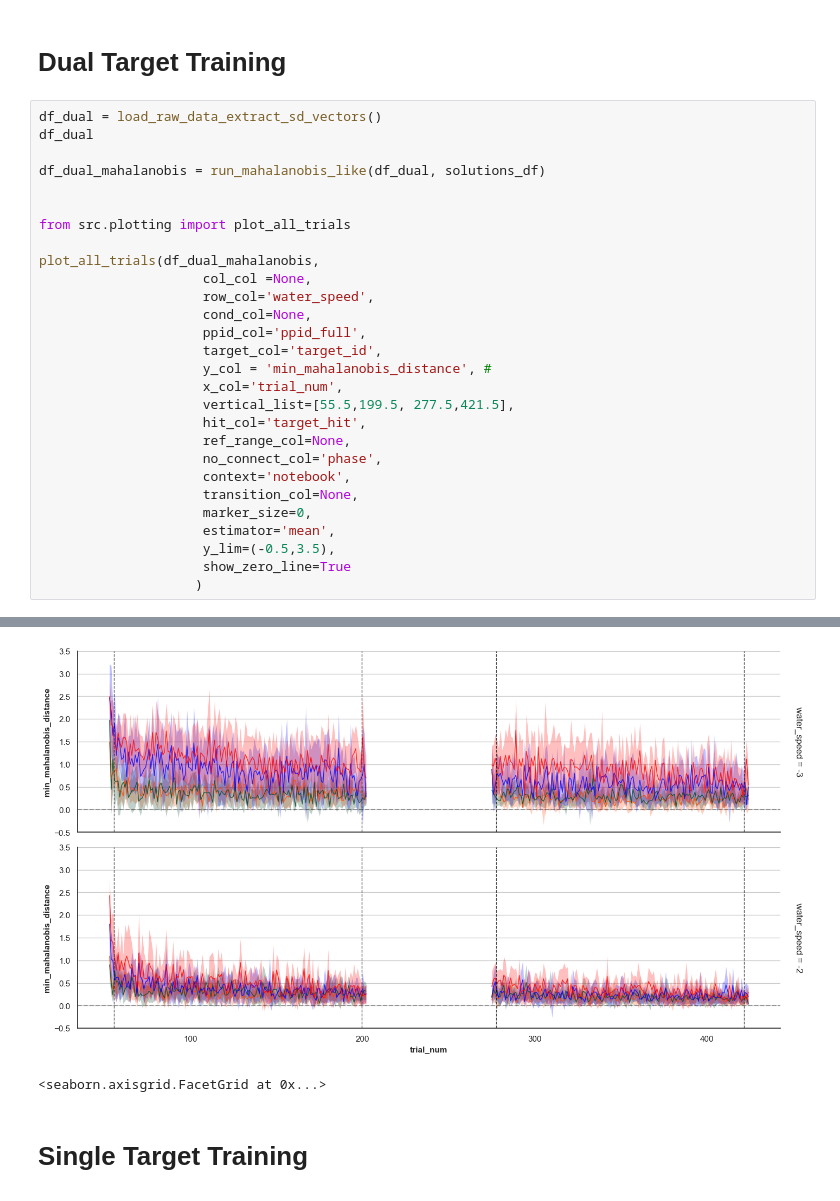
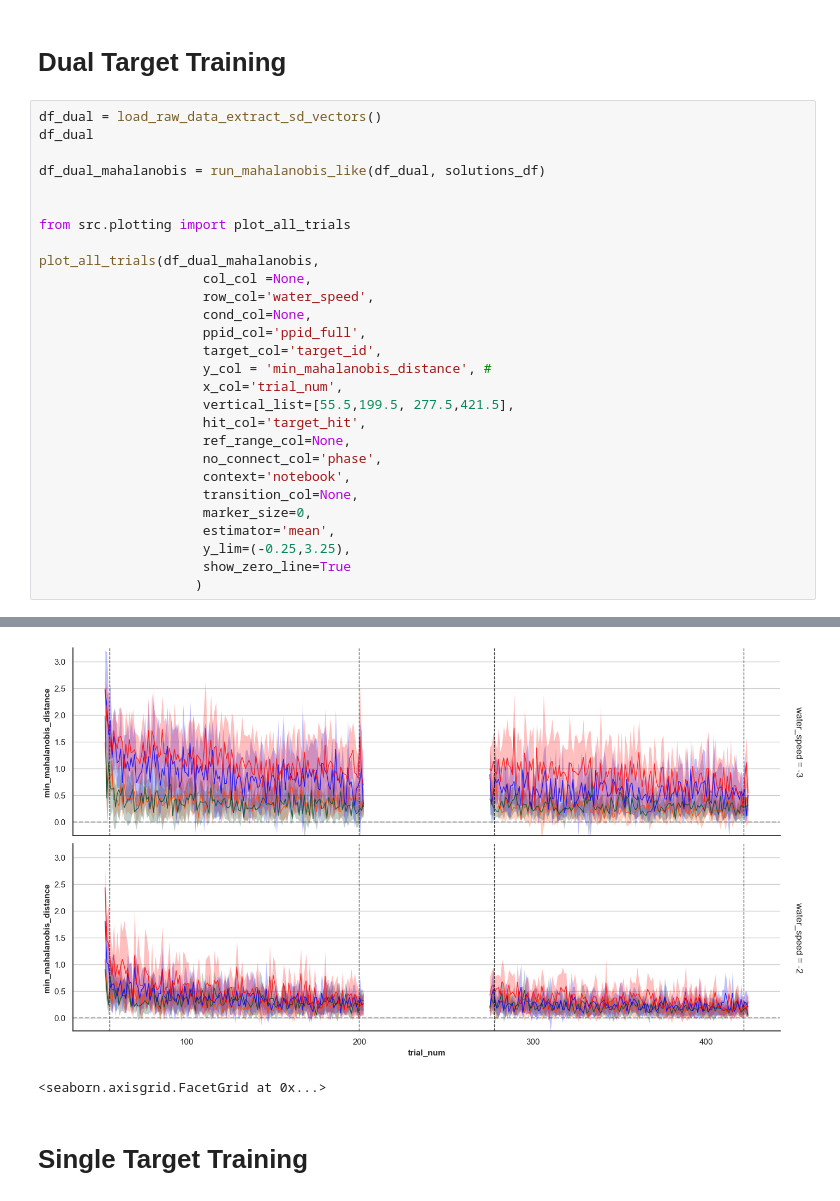
Before and after one commit to jacobjb02/vr-motor-adaptation-notebooks, a Jupyter notebook: Notebook/mahalanobis.ipynb, the cells around one changed output, grey strips where cells are left out. Drawn from its saved outputs; the diff is of its cells as text.

Commit message:
ran analyses; updated plot sizes & x axis for solution space facet plot and what targets to show per facet.

```diff
--- a/Notebook/mahalanobis.ipynb
+++ b/Notebook/mahalanobis.ipynb
@@ -219,35 +219,35 @@ plot_all_trials(df_dual_mahalanobis,
                      y_col = 'min_mahalanobis_distance', #
                      x_col='trial_num',
                      vertical_list=[55.5,199.5, 277.5,421.5],
                      hit_col='target_hit',
                      ref_range_col=None,
                      no_connect_col='phase',
                      context='notebook',
                      transition_col=None,
                      marker_size=0,
                      estimator='mean',
-                     y_lim=(-0.5,3.5),
+                     y_lim=(-0.25,3.25),
                      show_zero_line=True
                     )
 # %% [output]
 -3 L30 training_1
 length of min_d: 1839
 -3 L30 training_2
 length of min_d: 1497
 -2 L30 training_1
 length of min_d: 1643
 -2 L30 training_2
 length of min_d: 1566
 -3 L60 training_1
 length of min_d: 1485
 -3 L60 training_2
 length of min_d: 1865
 ... (18 lines left out)
 -2 R60 training_2
 length of min_d: 1572
 hit min None
 hit max None
-[figure, old version]
+[figure, new version]
 <seaborn.axisgrid.FacetGrid at 0x...>
 # %% [markdown]
 # Single Target Training
```
Also changed, not shown: 4 other files.
